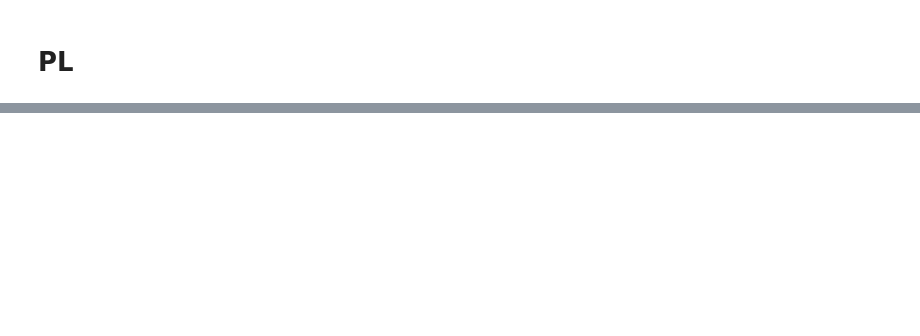
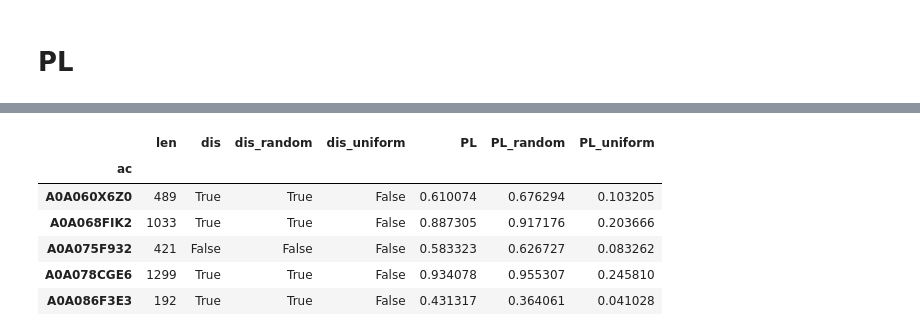
Before and after one commit to gvinterhalter/MASTER2, a Jupyter notebook: 2.1 PL.ipynb, the cells around one changed output, grey strips where cells are left out. Cells and saved outputs as stored; diff of their text form; code cells hidden in the pictures; blank space fills up the shorter version.

```diff
--- a/2.1 PL.ipynb
+++ b/2.1 PL.ipynb
@@ -95,0 +100,17 @@ plt.savefig('plots/PL_F_cmp.pdf')
+# %%
+seq_pred = pd.read_csv("data/IN/seq_pred.csv", index_col=0)
+seq2kw = pd.read_csv("data/IN/seq2kw.csv", index_col=0)
+# %%
+seq_pred['PL'] = [PL(l) for l in seq_pred.len]
+seq_pred['PL_random'] = [PL_random(l) for l in seq_pred.len]
+seq_pred['PL_uniform'] = [PL_uniform(l) for l in seq_pred.len]
+# %%
+seq_pred.head()
+# %% [output]
+|  | len | dis | dis_random | dis_uniform | PL | PL_random | PL_uniform |
+| ac |  |  |  |  |  |  |  |
+| A0A060X6Z0 | 489 | True | True | False | 0.610074 | 0.676294 | 0.103205 |
+| A0A068FIK2 | 1033 | True | True | False | 0.887305 | 0.917176 | 0.203666 |
+| A0A075F932 | 421 | False | False | False | 0.583323 | 0.626727 | 0.083262 |
+| A0A078CGE6 | 1299 | True | True | False | 0.934078 | 0.955307 | 0.245810 |
+| A0A086F3E3 | 192 | True | True | False | 0.431317 | 0.364061 | 0.041028 |
```
Also changed, not shown: parts of 10 cells of this notebook, 29 other files.
